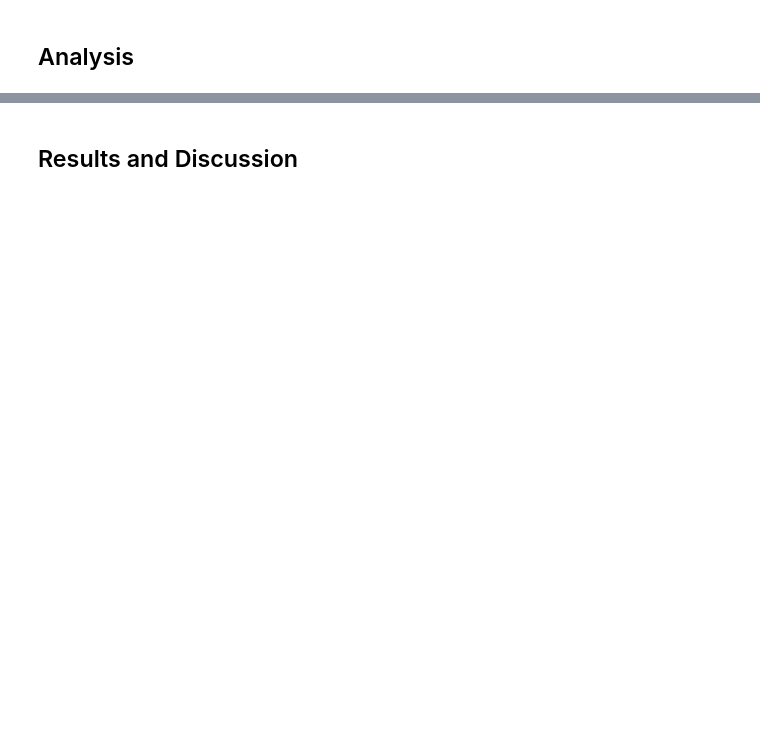
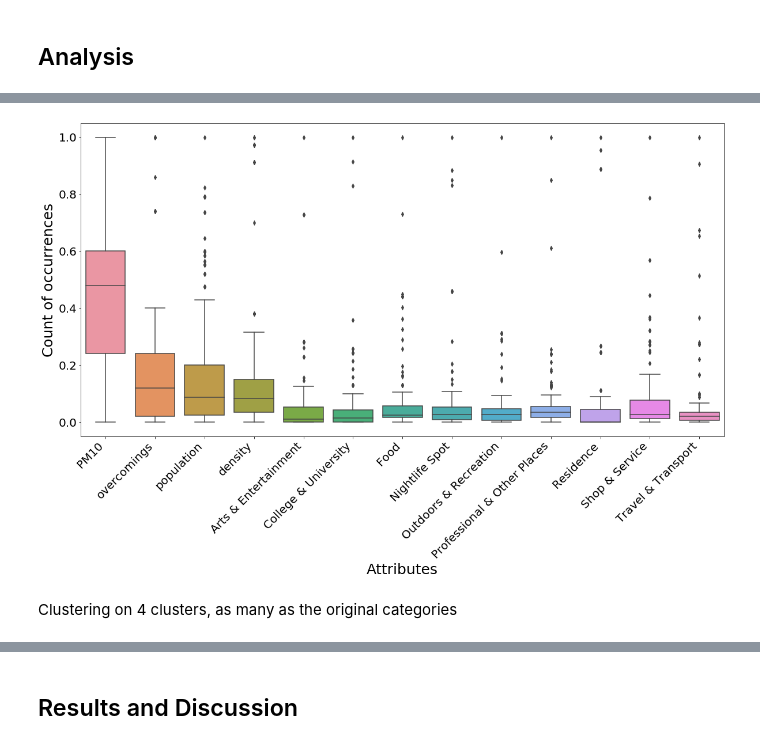
Before and after one commit to daydreamer76/Coursera_Capstone, a Jupyter notebook: Capstone_Project_Notebook.ipynb, the cells around one changed output, grey strips where cells are left out. Drawn from its saved outputs; the diff is of its cells as text; code cells hidden in the pictures; blank space fills up the shorter version.

```diff
--- a/Capstone_Project_Notebook.ipynb
+++ b/Capstone_Project_Notebook.ipynb
@@ -1140,0 +1358,18 @@ df_stations_coord_pop_poll.head(200)
+# %%
+# importing MinMaxScaler
+from sklearn.preprocessing import MinMaxScaler
+
+#getting the values to be standardized (excluding name and category)
+X = df_stations.values[:,4:]
+# applying scaler
+scaled_dataset = MinMaxScaler().fit_transform(X)
+# %%
+# removing the no-more used Event element from the categories list
+categories_list.remove(['Event', '4d4b7105d754a06373d81259'])
+categories_list
+# %%
+# transforming the scaled dataset in dataframe
+scaled_dataframe = pd.DataFrame(scaled_dataset)
+# setting the column names again
+scaled_dataframe.columns = ['PM10','overcomings', 'population', 'density']+[category[0] for category in categories_list]
+scaled_dataframe.head()
@@ -1140,0 +1383,17 @@ df_stations_coord_pop_poll.head(200)
+# %%
+# plotting as before, but with scaled data using pop and density also
+plt.figure(figsize=(20, 10))
+plt.xticks(rotation='vertical')
+sns.boxplot
+
+ax = sns.boxplot(data = scaled_dataframe)
+ax.set_ylabel('Count of occurrences', fontsize=25)
+ax.set_xlabel('Attributes', fontsize=25)
+ax.tick_params(labelsize=20)
+plt.xticks(rotation=45, ha='right')
+
+plt.show()
+# %% [output]
+[figure, added]
+# %% [markdown]
+Clustering on 4 clusters, as many as the original categories
```
Also changed, not shown: parts of 42 cells of this notebook.
